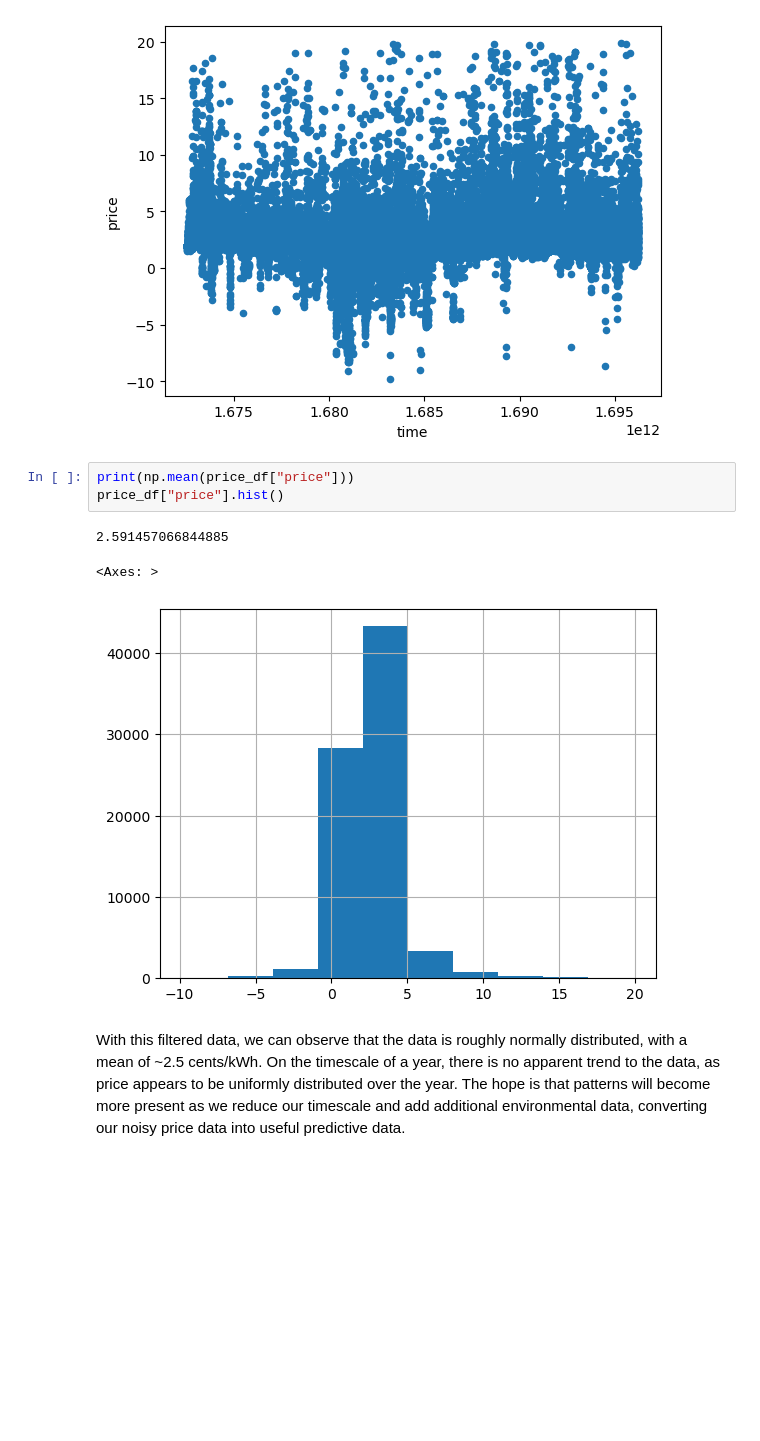
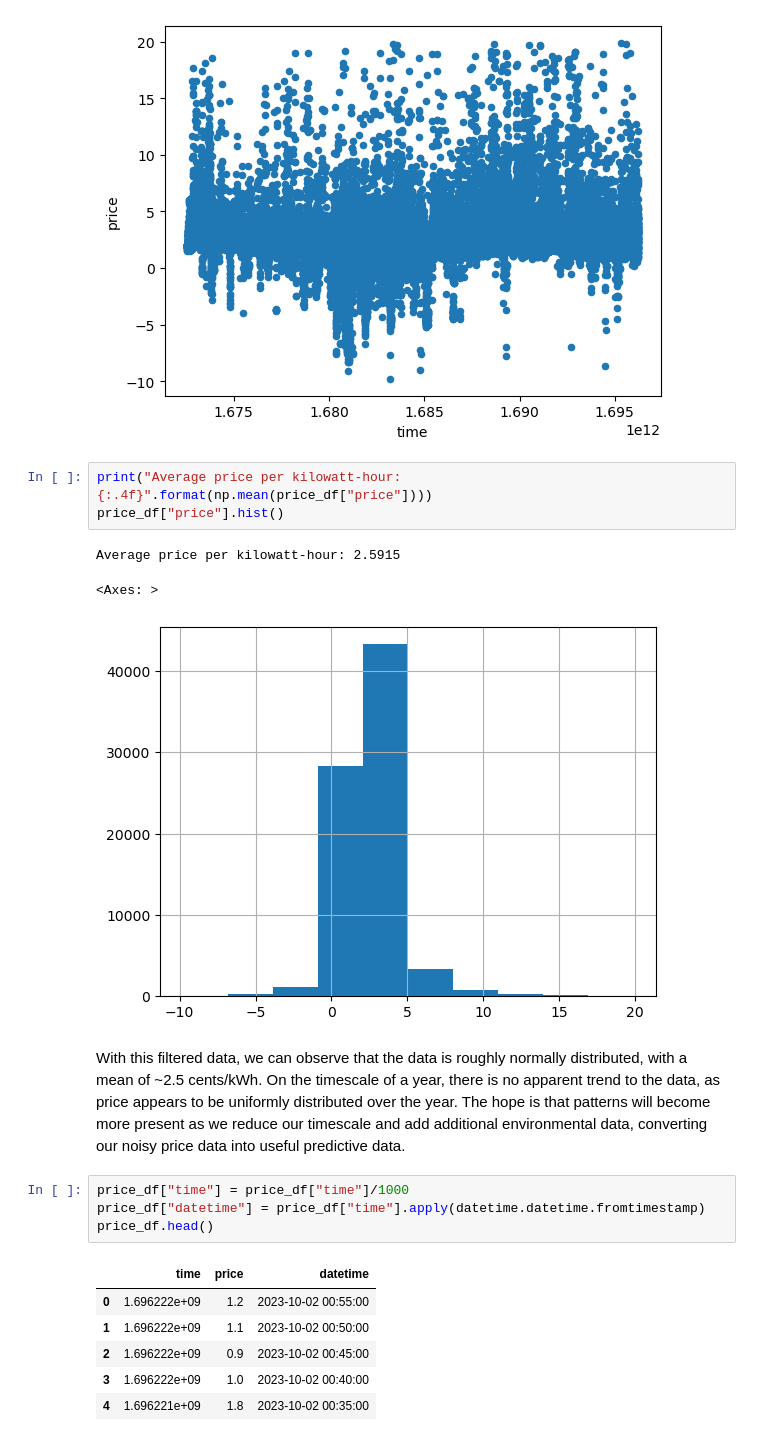
Before and after one commit to traskcon/DATA602-Project, a Jupyter notebook: DATA602-Project.ipynb, the cells around one changed output. Saved outputs shown, nothing was run; the diff lists cells and outputs as text; blank space fills up the shorter version.

Commit message:
Added datetime conversion

```diff
--- a/DATA602-Project.ipynb
+++ b/DATA602-Project.ipynb
@@ -46,11 +48,22 @@ price_df.plot.scatter("time","price")
 <Axes: xlabel='time', ylabel='price'>
 [figure]
 # %%
-print(np.mean(price_df["price"]))
+print("Average price per kilowatt-hour: {:.4f}".format(np.mean(price_df["price"])))
 price_df["price"].hist()
 # %% [output]
-2.591457066844885
+Average price per kilowatt-hour: 2.5915
 <Axes: >
 [figure]
 # %% [markdown]
 With this filtered data, we can observe that the data is roughly normally distributed, with a mean of ~2.5 cents/kWh. On the timescale of a year, there is no apparent trend to the data, as price appears to be uniformly distributed over the year. The hope is that patterns will become more present as we reduce our timescale and add additional environmental data, converting our noisy price data into useful predictive data.
+# %%
+price_df["time"] = price_df["time"]/1000
+price_df["datetime"] = price_df["time"].apply(datetime.datetime.fromtimestamp)
+price_df.head()
+# %% [output]
+|  | time | price | datetime |
+| 0 | 1.696222e+09 | 1.2 | 2023-10-02 00:55:00 |
+| 1 | 1.696222e+09 | 1.1 | 2023-10-02 00:50:00 |
+| 2 | 1.696222e+09 | 0.9 | 2023-10-02 00:45:00 |
+| 3 | 1.696222e+09 | 1.0 | 2023-10-02 00:40:00 |
+| 4 | 1.696221e+09 | 1.8 | 2023-10-02 00:35:00 |
```
Also changed, not shown: parts of 1 cell of this notebook.
